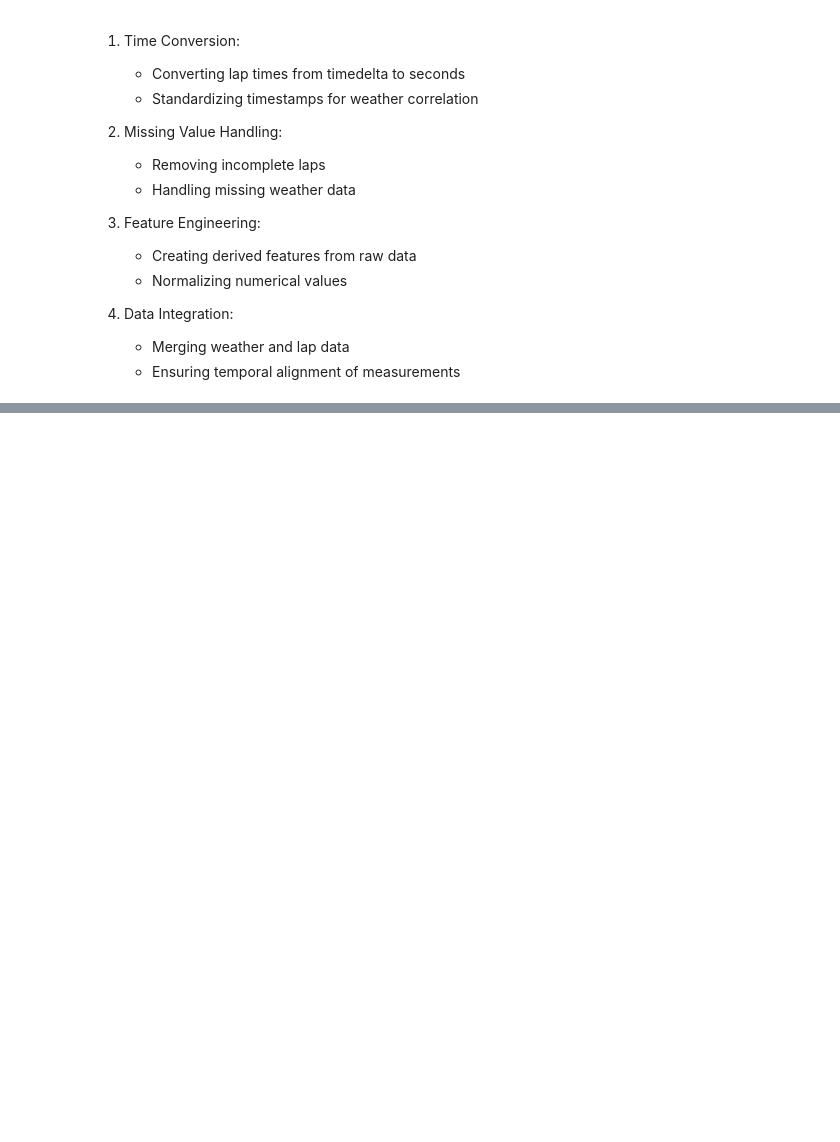
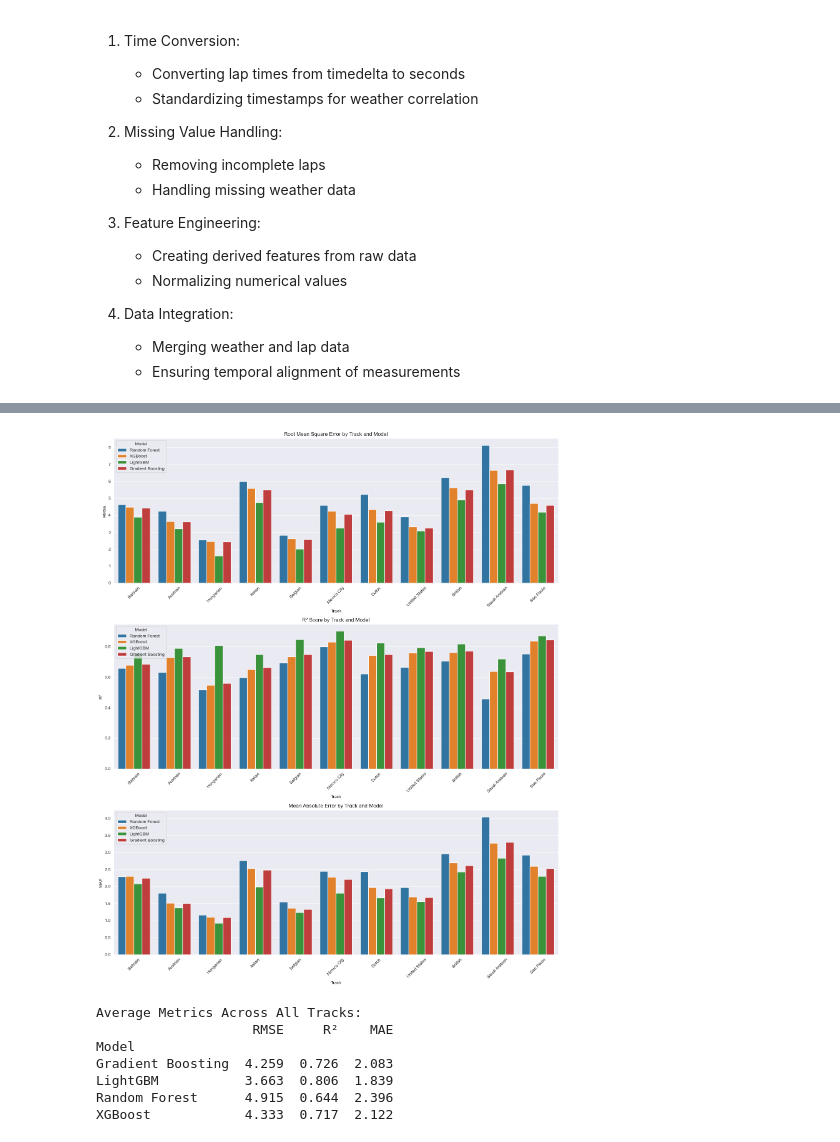
Before and after one commit to soconnor0919/f1-race-prediction, a Jupyter notebook: project/Final_Report.ipynb, the cells around one changed output, grey strips where cells are left out. Saved outputs shown, nothing was run; the diff lists cells and outputs as text; code cells hidden in the pictures; blank space fills up the shorter version.

Commit message:
Added Modeling

```diff
--- a/project/Final_Report.ipynb
+++ b/project/Final_Report.ipynb
@@ -426,0 +815,15 @@ Sources: https://ieeexplore.ieee.org/stamp/stamp.jsp?arnumber=
+# %%
+# Execute modeling pipeline
+track_results = prepare_modeling_data(merged_data)
+
+# Visualize results
+plot_model_performance(track_results)
+# %% [output]
+[figure, added]
+Average Metrics Across All Tracks:
+                    RMSE     R²    MAE
+Model
+Gradient Boosting  4.259  0.726  2.083
+LightGBM           3.663  0.806  1.839
+Random Forest      4.915  0.644  2.396
+XGBoost            4.333  0.717  2.122
```
Also changed, not shown: parts of 12 cells of this notebook.
